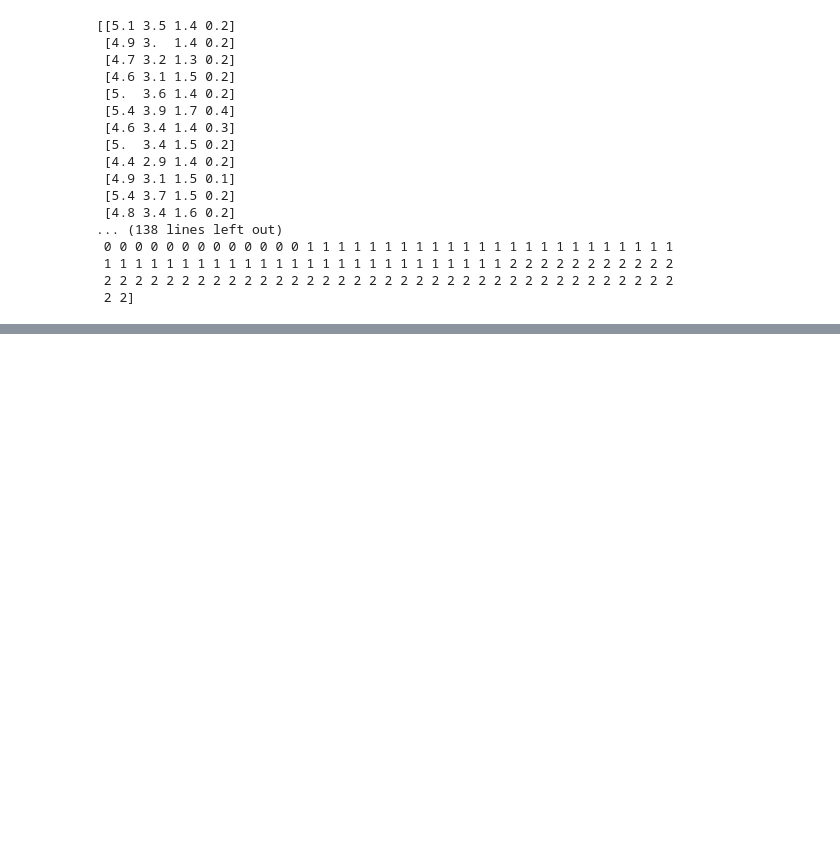
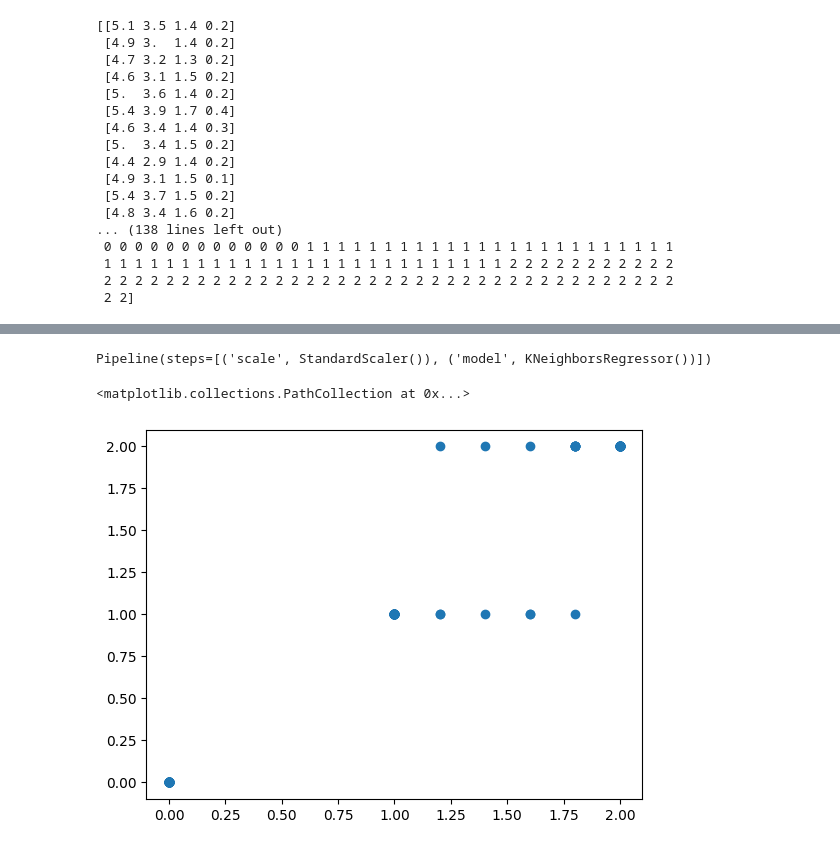
Before and after one commit to nandankaryash0-star/scikit-learn, a Jupyter notebook: main.ipynb, the cells around one changed output, grey strips where cells are left out. Saved outputs shown, nothing was run; the diff lists cells and outputs as text; code cells hidden in the pictures; blank space fills up the shorter version.

```diff
--- a/main.ipynb
+++ b/main.ipynb
@@ -32,2 +33,2 @@ from sklearn.datasets import load_wine
 # %%
-load_wine(return_X_y=True)
+X,y = load_iris(return_X_y=True)
@@ -54,0 +40,19 @@ load_wine(return_X_y=True)
+# %%
+mod = KNeighborsRegressor().fit(X,y)
+#mod = LinearRegression()
+
+pip = Pipeline([
+    ('scale',StandardScaler()),
+    ('model',KNeighborsRegressor())
+])
+# %%
+pip.fit(X,y)
+# %% [output]
+Pipeline(steps=[('scale', StandardScaler()), ('model', KNeighborsRegressor())])
+# %%
+pred = mod.predict(X)
+# %%
+plt.scatter(pred,y)
+# %% [output]
+<matplotlib.collections.PathCollection at 0x...>
+[figure, added]
```
Also changed, not shown: parts of 4 cells of this notebook.
